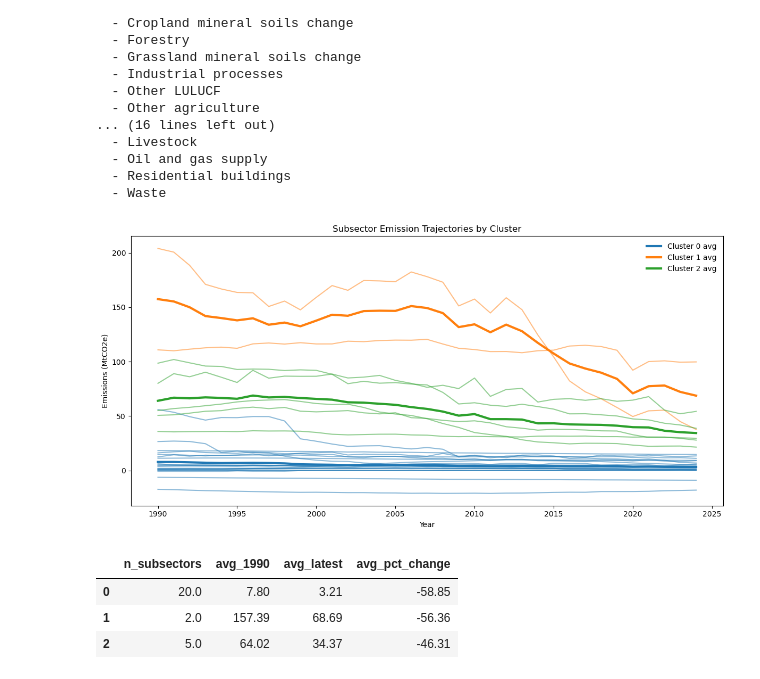
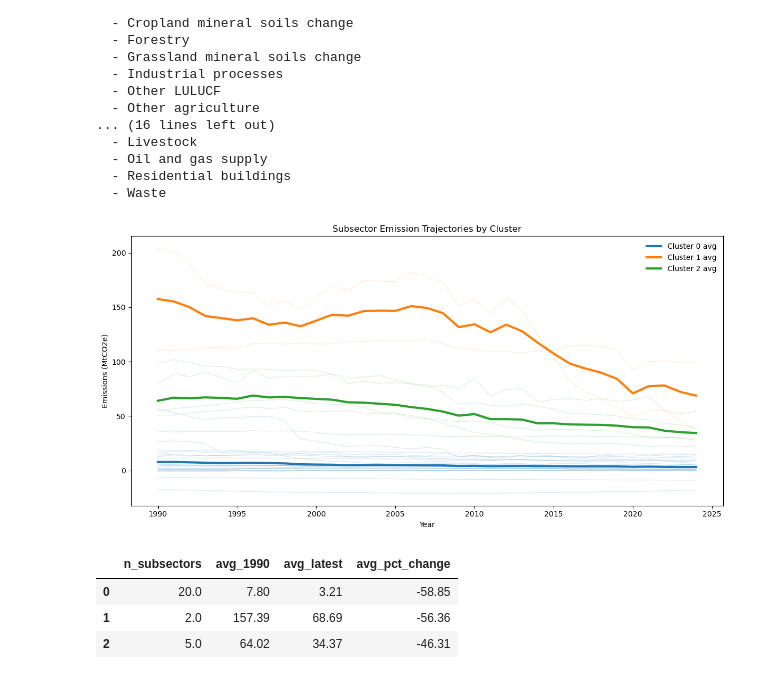
Before and after one commit to PontusNeumann/CBS-Spring26, a Jupyter notebook: alex_ml_ma1.ipynb, the cells around one changed output. Drawn from its saved outputs; the diff is of its cells as text; code cells hidden in the pictures.

```diff
--- a/alex_ml_ma1.ipynb
+++ b/alex_ml_ma1.ipynb
@@ -599,26 +599,24 @@ Cluster 0 (20 subsectors):
   - Residential buildings
   - Waste
 # %%
-# --- Plot trajectories coloured by cluster ---
 colors = ["tab:blue", "tab:orange", "tab:green", "tab:red"]
 
 fig, ax = plt.subplots(figsize=(12, 6))
 for c in range(k):
     members = cluster_map[cluster_map == c].index.tolist()
     for m in members:
-        ax.plot(pivot_sub.index, pivot_sub[m], color=colors[c], alpha=0.5, linewidth=1.5)
-    # Cluster average
+        ax.plot(pivot_sub.index, pivot_sub[m], color=colors[c], alpha=0.15, linewidth=1)
     ax.plot(pivot_sub.index, pivot_sub[members].mean(axis=1),
             color=colors[c], linewidth=3, label=f"Cluster {c} avg")
 
 ax.set_title("Subsector Emission Trajectories by Cluster")
 ax.set_xlabel("Year")
 ax.set_ylabel("Emissions (MtCO2e)")
 ax.legend(frameon=False)
 plt.tight_layout()
 plt.show()
 # %% [output]
-[figure, old version]
+[figure, new version]
 # %%
 # --- Cluster summary ---
 summary = pd.DataFrame(index=range(k))
```
Also changed, not shown: parts of 3 cells of this notebook.
